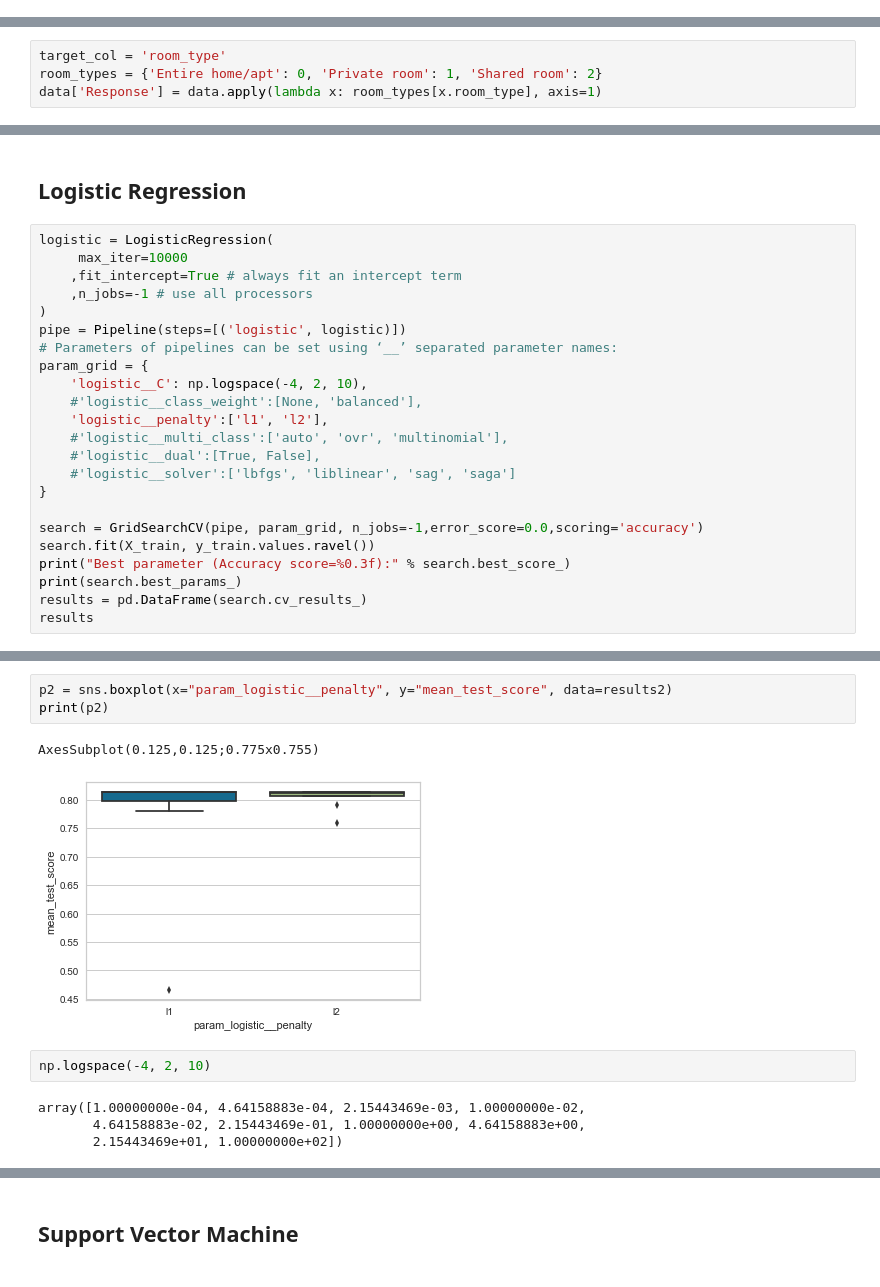
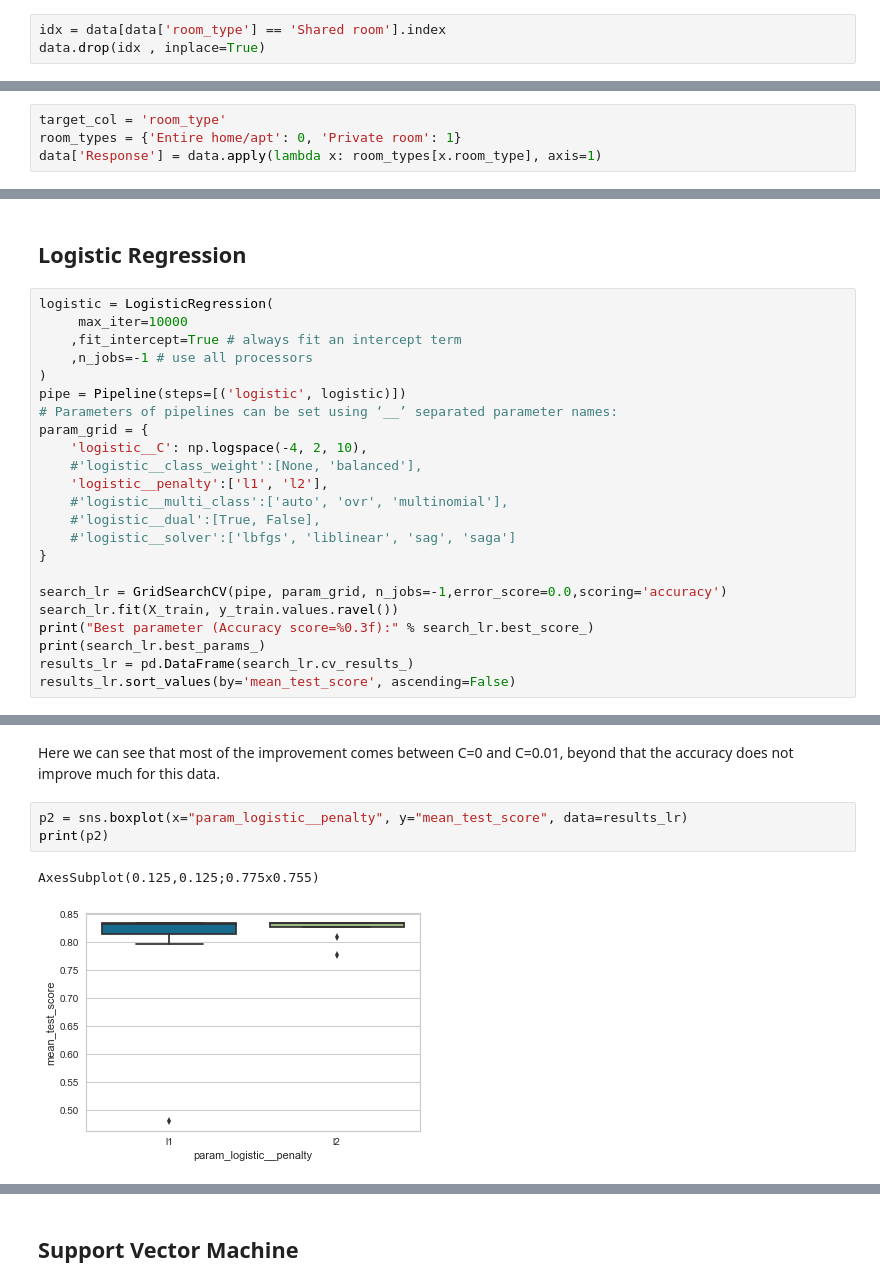
Before and after one commit to warnost/ml1_minilab, a Jupyter notebook: MiniLab_Draft_Submission.ipynb, the cells around one changed output, grey strips where cells are left out. Cells and saved outputs as stored; diff of their text form.

```diff
--- a/MiniLab_Draft_Submission.ipynb
+++ b/MiniLab_Draft_Submission.ipynb
@@ -192,13 +192,16 @@ data.drop(columns=['last_review'], inplace=True)
 data = data[data.price != 0].copy()
 data = data[data.price < 300].copy()
 data = data[data.minimum_nights <= 20].copy()
+# %%
+idx = data[data['room_type'] == 'Shared room'].index
+data.drop(idx , inplace=True)
 # %% [markdown]
 #Add Note here
 # %% [markdown]
 ### Encode Target Variable
 # %%
 target_col = 'room_type'
-room_types = {'Entire home/apt': 0, 'Private room': 1, 'Shared room': 2}
+room_types = {'Entire home/apt': 0, 'Private room': 1}
 data['Response'] = data.apply(lambda x: room_types[x.room_type], axis=1)
 # %% [markdown]
 ### Drop Columns that won't be used in modeling
@@ -351,10 +354,10 @@ param_grid = {
     #'logistic__solver':['lbfgs', 'liblinear', 'sag', 'saga']
 }
 
-search = GridSearchCV(pipe, param_grid, n_jobs=-1,error_score=0.0,scoring='accuracy')
-search.fit(X_train, y_train.values.ravel())
-print("Best parameter (Accuracy score=%0.3f):" % search.best_score_)
-print(search.best_params_)
-results = pd.DataFrame(search.cv_results_)
-results
+search_lr = GridSearchCV(pipe, param_grid, n_jobs=-1,error_score=0.0,scoring='accuracy')
+search_lr.fit(X_train, y_train.values.ravel())
+print("Best parameter (Accuracy score=%0.3f):" % search_lr.best_score_)
+print(search_lr.best_params_)
+results_lr = pd.DataFrame(search_lr.cv_results_)
+results_lr.sort_values(by='mean_test_score', ascending=False)
 # %% [output]
@@ -430,12 +403,8 @@ print(p1b)
+# %% [markdown]
+Here we can see that most of the improvement comes between C=0 and C=0.01, beyond that the accuracy does not improve much for this data.
 # %%
-p2 = sns.boxplot(x="param_logistic__penalty", y="mean_test_score", data=results2)
+p2 = sns.boxplot(x="param_logistic__penalty", y="mean_test_score", data=results_lr)
 print(p2)
 # %% [output]
 AxesSubplot(0.125,0.125;0.775x0.755)
-[figure, old version]
+[figure, new version]
-# %%
-np.logspace(-4, 2, 10)
-# %% [output]
-array([1.00000000e-04, 4.64158883e-04, 2.15443469e-03, 1.00000000e-02,
-       4.64158883e-02, 2.15443469e-01, 1.00000000e+00, 4.64158883e+00,
-       2.15443469e+01, 1.00000000e+02])
```
Also changed, not shown: parts of 35 cells of this notebook, 1 other file.
